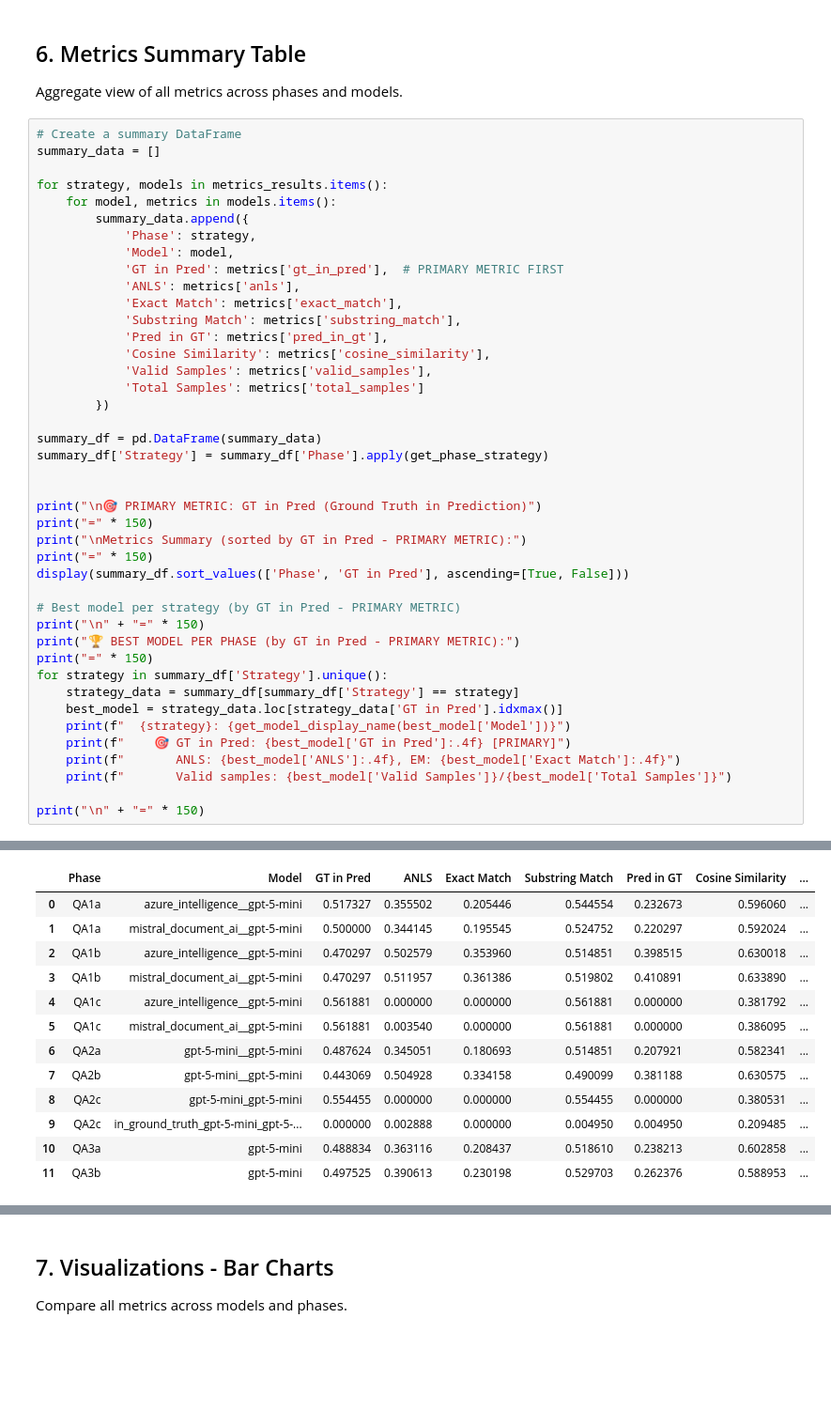
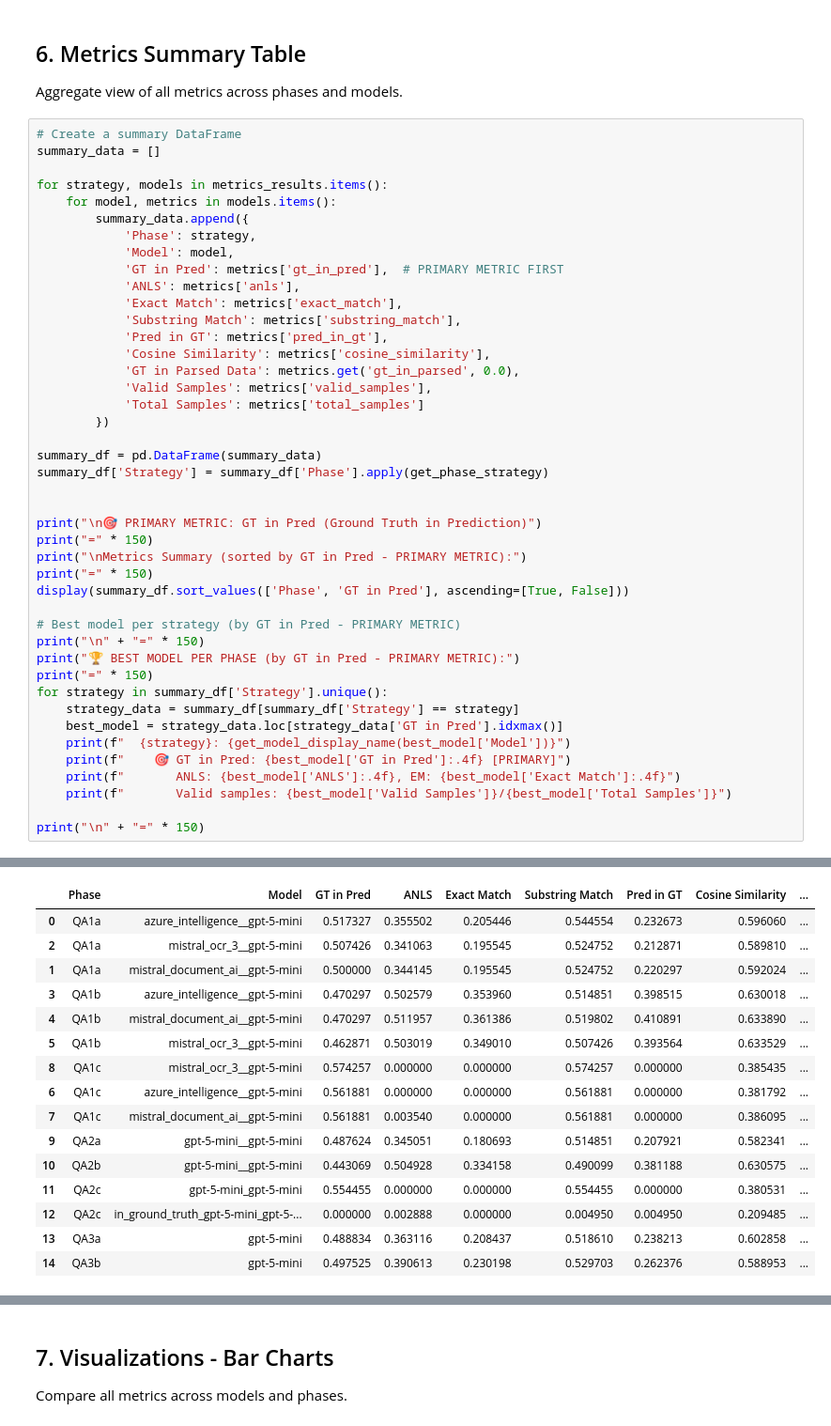
Before and after one commit to kenza-ily/disco, a Jupyter notebook: ocr_vs_vlm/results/4_notebooks/by_dataset/qa_dude.ipynb, the cells around one changed output, grey strips where cells are left out. Shown at 94% size. Cells and saved outputs as stored; diff of their text form; blank space fills up the shorter version.

Commit message:
mistral ocr 3

```diff
--- a/ocr_vs_vlm/results/4_notebooks/by_dataset/qa_dude.ipynb
+++ b/ocr_vs_vlm/results/4_notebooks/by_dataset/qa_dude.ipynb
@@ -723,6 +476,7 @@ for strategy, models in metrics_results.items():
             'Substring Match': metrics['substring_match'],
             'Pred in GT': metrics['pred_in_gt'],
             'Cosine Similarity': metrics['cosine_similarity'],
+            'GT in Parsed Data': metrics.get('gt_in_parsed', 0.0),
             'Valid Samples': metrics['valid_samples'],
             'Total Samples': metrics['total_samples']
         })
@@ -731,44 +485,47 @@ summary_df = pd.DataFrame(summary_data)
 summary_df['Strategy'] = summary_df['Phase'].apply(get_phase_strategy)
 
 
 print("\n🎯 PRIMARY METRIC: GT in Pred (Ground Truth in Prediction)")
 print("=" * 150)
 print("\nMetrics Summary (sorted by GT in Pred - PRIMARY METRIC):")
 print("=" * 150)
 display(summary_df.sort_values(['Phase', 'GT in Pred'], ascending=[True, False]))
 
 # Best model per strategy (by GT in Pred - PRIMARY METRIC)
 print("\n" + "=" * 150)
 print("🏆 BEST MODEL PER PHASE (by GT in Pred - PRIMARY METRIC):")
 print("=" * 150)
 for strategy in summary_df['Strategy'].unique():
     strategy_data = summary_df[summary_df['Strategy'] == strategy]
     best_model = strategy_data.loc[strategy_data['GT in Pred'].idxmax()]
     print(f"  {strategy}: {get_model_display_name(best_model['Model'])}")
     print(f"    🎯 GT in Pred: {best_model['GT in Pred']:.4f} [PRIMARY]")
     print(f"       ANLS: {best_model['ANLS']:.4f}, EM: {best_model['Exact Match']:.4f}")
     print(f"       Valid samples: {best_model['Valid Samples']}/{best_model['Total Samples']}")
 
 print("\n" + "=" * 150)
 # %% [output]
 🎯 PRIMARY METRIC: GT in Pred (Ground Truth in Prediction)
 ======================================================================================================================================================
 
 Metrics Summary (sorted by GT in Pred - PRIMARY METRIC):
 ======================================================================================================================================================
 |  | Phase | Model | GT in Pred | ANLS | Exact Match | Substring Match | Pred in GT | Cosine Similarity | ... |
 | 0 | QA1a | azure_intelligence__gpt-5-mini | 0.517327 | 0.355502 | 0.205446 | 0.544554 | 0.232673 | 0.596060 | ... |
+| 2 | QA1a | mistral_ocr_3__gpt-5-mini | 0.507426 | 0.341063 | 0.195545 | 0.524752 | 0.212871 | 0.589810 | ... |
 | 1 | QA1a | mistral_document_ai__gpt-5-mini | 0.500000 | 0.344145 | 0.195545 | 0.524752 | 0.220297 | 0.592024 | ... |
-| 2 | QA1b | azure_intelligence__gpt-5-mini | 0.470297 | 0.502579 | 0.353960 | 0.514851 | 0.398515 | 0.630018 | ... |
-| 3 | QA1b | mistral_document_ai__gpt-5-mini | 0.470297 | 0.511957 | 0.361386 | 0.519802 | 0.410891 | 0.633890 | ... |
-| 4 | QA1c | azure_intelligence__gpt-5-mini | 0.561881 | 0.000000 | 0.000000 | 0.561881 | 0.000000 | 0.381792 | ... |
-| 5 | QA1c | mistral_document_ai__gpt-5-mini | 0.561881 | 0.003540 | 0.000000 | 0.561881 | 0.000000 | 0.386095 | ... |
-| 6 | QA2a | gpt-5-mini__gpt-5-mini | 0.487624 | 0.345051 | 0.180693 | 0.514851 | 0.207921 | 0.582341 | ... |
-| 7 | QA2b | gpt-5-mini__gpt-5-mini | 0.443069 | 0.504928 | 0.334158 | 0.490099 | 0.381188 | 0.630575 | ... |
-| 8 | QA2c | gpt-5-mini_gpt-5-mini | 0.554455 | 0.000000 | 0.000000 | 0.554455 | 0.000000 | 0.380531 | ... |
-| 9 | QA2c | in_ground_truth_gpt-5-mini_gpt-5-... | 0.000000 | 0.002888 | 0.000000 | 0.004950 | 0.004950 | 0.209485 | ... |
-| 10 | QA3a | gpt-5-mini | 0.488834 | 0.363116 | 0.208437 | 0.518610 | 0.238213 | 0.602858 | ... |
-| 11 | QA3b | gpt-5-mini | 0.497525 | 0.390613 | 0.230198 | 0.529703 | 0.262376 | 0.588953 | ... |
+| 3 | QA1b | azure_intelligence__gpt-5-mini | 0.470297 | 0.502579 | 0.353960 | 0.514851 | 0.398515 | 0.630018 | ... |
+| 4 | QA1b | mistral_document_ai__gpt-5-mini | 0.470297 | 0.511957 | 0.361386 | 0.519802 | 0.410891 | 0.633890 | ... |
+| 5 | QA1b | mistral_ocr_3__gpt-5-mini | 0.462871 | 0.503019 | 0.349010 | 0.507426 | 0.393564 | 0.633529 | ... |
+| 8 | QA1c | mistral_ocr_3__gpt-5-mini | 0.574257 | 0.000000 | 0.000000 | 0.574257 | 0.000000 | 0.385435 | ... |
+| 6 | QA1c | azure_intelligence__gpt-5-mini | 0.561881 | 0.000000 | 0.000000 | 0.561881 | 0.000000 | 0.381792 | ... |
+| 7 | QA1c | mistral_document_ai__gpt-5-mini | 0.561881 | 0.003540 | 0.000000 | 0.561881 | 0.000000 | 0.386095 | ... |
+| 9 | QA2a | gpt-5-mini__gpt-5-mini | 0.487624 | 0.345051 | 0.180693 | 0.514851 | 0.207921 | 0.582341 | ... |
+| 10 | QA2b | gpt-5-mini__gpt-5-mini | 0.443069 | 0.504928 | 0.334158 | 0.490099 | 0.381188 | 0.630575 | ... |
+| 11 | QA2c | gpt-5-mini_gpt-5-mini | 0.554455 | 0.000000 | 0.000000 | 0.554455 | 0.000000 | 0.380531 | ... |
+| 12 | QA2c | in_ground_truth_gpt-5-mini_gpt-5-... | 0.000000 | 0.002888 | 0.000000 | 0.004950 | 0.004950 | 0.209485 | ... |
+| 13 | QA3a | gpt-5-mini | 0.488834 | 0.363116 | 0.208437 | 0.518610 | 0.238213 | 0.602858 | ... |
+| 14 | QA3b | gpt-5-mini | 0.497525 | 0.390613 | 0.230198 | 0.529703 | 0.262376 | 0.588953 | ... |
 ======================================================================================================================================================
 🏆 BEST MODEL PER PHASE (by GT in Pred - PRIMARY METRIC):
 ======================================================================================================================================================
```
Also changed, not shown: parts of 18 cells of this notebook, 19 other files.
